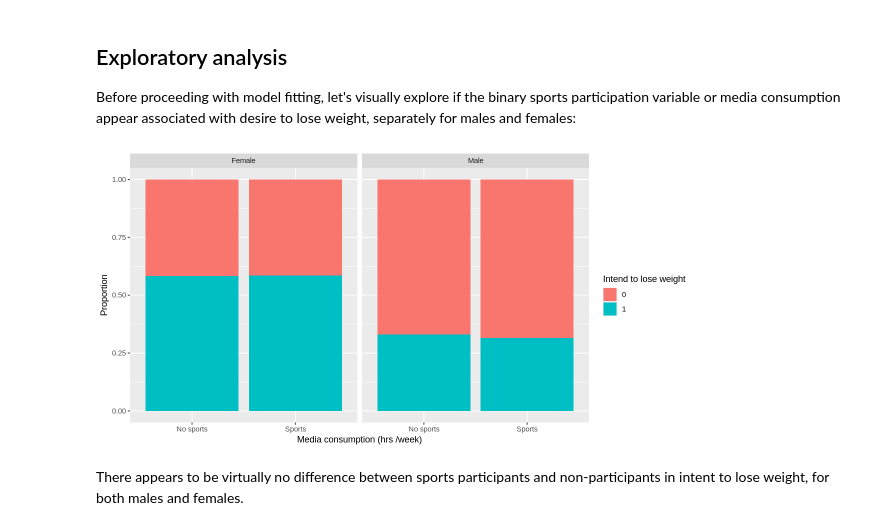
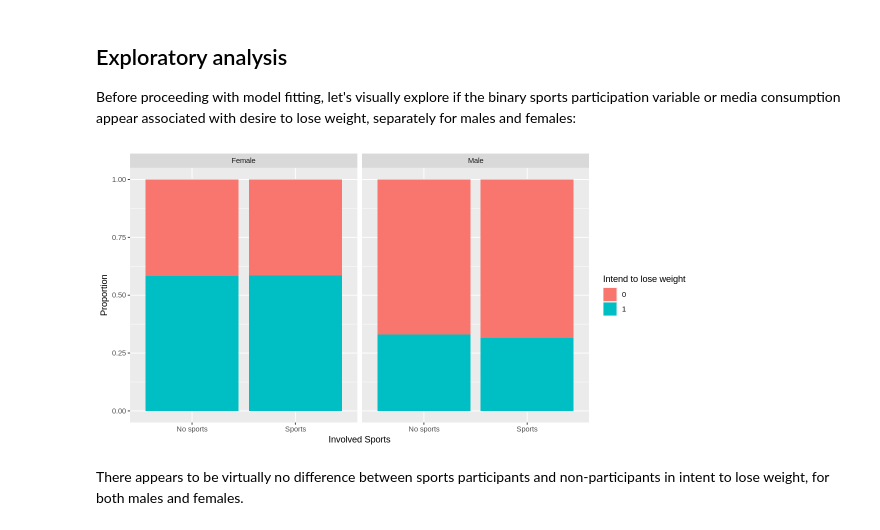
Before and after one commit to ShoSato-047/STAT380, a Jupyter notebook: STAT380_4_4_(2025)_multiple_logistic_regression.ipynb, the cells around one changed output. Cells and saved outputs as stored; diff of their text form; code cells hidden in the pictures.

```diff
--- a/STAT380_4_4_(2025)_multiple_logistic_regression.ipynb
+++ b/STAT380_4_4_(2025)_multiple_logistic_regression.ipynb
@@ -539,11 +582,11 @@ Before proceeding with model fitting, let's visually explore if the binary sport
 # %%
 ggplot(data = yrbss) +
   geom_bar(aes(x = sport, fill = factor(lose.wt.01)), position='fill') +
     facet_wrap(~sex) +
-      xlab('Media consumption (hrs /week)') + ylab('Proportion') +
+      xlab('Involved Sports') + ylab('Proportion') +
         scale_fill_discrete(name = 'Intend to lose weight')
 # %% [output]
-[figure, old version]
+[figure, new version]
 # %% [markdown]
 There appears to be virtually no difference between sports participants and non-participants in intent to lose weight, for both males and females.
 # %% [markdown]
```
Also changed, not shown: parts of 18 cells of this notebook.
